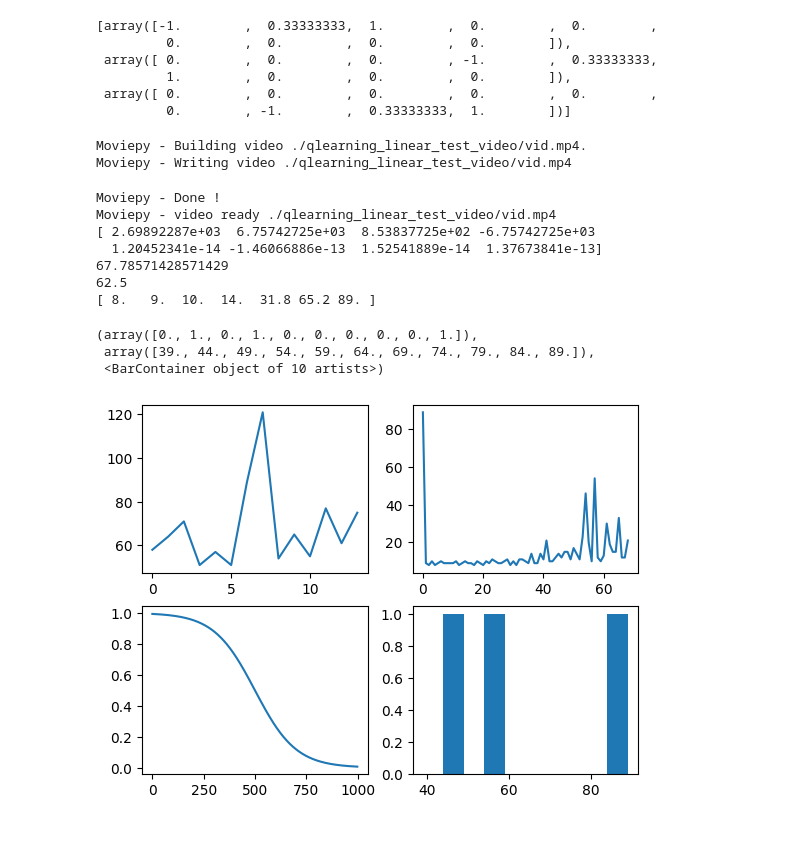
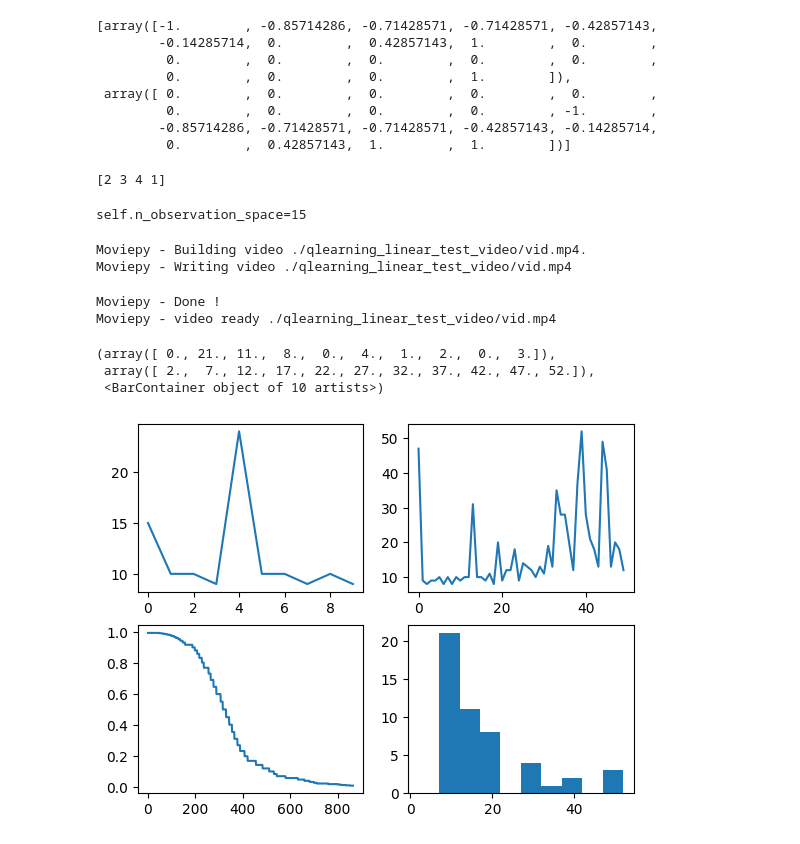
Before and after one commit to Qooky/RL-for-DPIC, a Jupyter notebook: single_cartpole/cartpole_linear.ipynb, the cells around one changed output. Cells and saved outputs as stored; diff of their text form; code cells hidden in the pictures.

```diff
--- a/single_cartpole/cartpole_linear.ipynb
+++ b/single_cartpole/cartpole_linear.ipynb
@@ -1,12 +1,17 @@
 # %%
 import numpy as np
-from sklearn.preprocessing import MinMaxScaler
+from sklearn.preprocessing import MinMaxScaler, PolynomialFeatures
 class Features():
     def __init__(self):
         self.feature_matrix = []
 
     def get_feature_matrix(self, n_actions, observation):
-        observation = self.get_engineered_feature(observation)
+        try:
+           observation = self.transform_to_polynomial_basis(observation).flatten()
+        except Exception as e:
+           print("polynomial fit error")
+           raise e
+        observation = self.get_min_max_scaler(observation).flatten()
         num_obs = len(observation)
         features = []
         for j in range(n_actions):
@@ -14,29 +19,42 @@ class Features():
           feature[j] = observation
           for i in range(j, n_actions-1+j):
             feature[(i+1)%n_actions] = np.zeros(num_obs)
+          feature = np.array(feature).flatten()
+          feature = np.append(feature, [1])
           features.append(np.array(feature).flatten())
-        self.feature_matrix = features
         return features
 
-    def get_engineered_feature(self, observation):
+    def get_min_max_scaler(self, observation):
       feature=[]
-      # for i in range(len(observation)):
-      #   for j in range(i + 1, len(observation)):
-      #     feature.append(observation[i] * observation[j])
       feature = np.append(observation, feature).reshape(-1,1)
       scaler = MinMaxScaler(feature_range=(-1,1)).fit(np.array(feature))
       scaled = scaler.transform(feature)
       return scaled.flatten()
 
-f = Features().get_feature_matrix(3, np.array([1,3,4]))
-f
+    def transform_to_fourier_basis(self, observation):
+      return poly.fit_transform(observation)
+
+    def transform_to_polynomial_basis(self, observation):
+      poly = PolynomialFeatures(degree=2, include_bias=False)
+      return poly.fit_transform([observation])
+
+f = np.array([2,3,4])
+Features().get_feature_matrix(2, f)
 # %% [output]
-[array([-1.        ,  0.33333333,  1.        ,  0.        ,  0.        ,
-         0.        ,  0.        ,  0.        ,  0.        ]),
- array([ 0.        ,  0.        ,  0.        , -1.        ,  0.33333333,
-         1.        ,  0.        ,  0.        ,  0.        ]),
+[array([-1.        , -0.85714286, -0.71428571, -0.71428571, -0.42857143,
+        -0.14285714,  0.        ,  0.42857143,  1.        ,  0.        ,
+         0.        ,  0.        ,  0.        ,  0.        ,  0.        ,
+         0.        ,  0.        ,  0.        ,  1.        ]),
  array([ 0.        ,  0.        ,  0.        ,  0.        ,  0.        ,
-         0.        , -1.        ,  0.33333333,  1.        ])]
+         0.        ,  0.        ,  0.        ,  0.        , -1.        ,
+        -0.85714286, -0.71428571, -0.71428571, -0.42857143, -0.14285714,
+         0.        ,  0.42857143,  1.        ,  1.        ])]
+# %%
+a = np.array([2,3,4])
+b = np.append(a,1)
+print(b)
+# %% [output]
+[2 3 4 1]
 # %%
 import gym
 import numpy as np
@@ -172,30 +229,25 @@ class CartPoleEnvLinear(gym.Env):
         self.env.close()
         vid.close()
 # %%
-env = CartPoleEnvLinear(n_observations=1000)
+env = CartPoleEnvLinear(n_observations=50, alpha = 0.99)
 fig, ax = plt.subplots(2,2)
 ax = ax.flat
 env.train()
 env.test()
-print(env.w)
-print(np.mean(env.test_metric))
-print(np.median(env.test_metric))
-print(np.quantile(env.metric, [0, 0.25, 0.5, 0.75, .95, .99, 1]))
+# print(np.mean(env.test_metric))
+# print(np.median(env.test_metric))
+# print(np.quantile(env.metric, [0, 0.25, 0.5, 0.75, .95, .99, 1]))
 ax[0].plot(np.array(env.test_metric))
 ax[1].plot(env.metric)
 ax[2].plot(env.epsilon_greedy_curve)
 ax[3].hist(env.metric, bins=10, range=[np.max(env.metric)-50,np.max(env.metric)])
 # %% [output]
-Moviepy - Building video ./qlearning_linear_test_video/vid.mp4.
-Moviepy - Writing video ./qlearning_linear_test_video/vid.mp4
+self.n_observation_space=15
-Moviepy - Done !
-Moviepy - video ready ./qlearning_linear_test_video/vid.mp4
-[ 2.69892287e+03  6.75742725e+03  8.53837725e+02 -6.75742725e+03
-  1.20452341e-14 -1.46066886e-13  1.52541889e-14  1.37673841e-13]
-67.78571428571429
-62.5
-[ 8.   9.  10.  14.  31.8 65.2 89. ]
+Moviepy - Building video ./qlearning_linear_test_video/vid.mp4.
+Moviepy - Writing video ./qlearning_linear_test_video/vid.mp4
-(array([0., 1., 0., 1., 0., 0., 0., 0., 0., 1.]),
- array([39., 44., 49., 54., 59., 64., 69., 74., 79., 84., 89.]),
- <BarContainer object of 10 artists>)
+Moviepy - Done !
+Moviepy - video ready ./qlearning_linear_test_video/vid.mp4
+(array([ 0., 21., 11.,  8.,  0.,  4.,  1.,  2.,  0.,  3.]),
+ array([ 2.,  7., 12., 17., 22., 27., 32., 37., 42., 47., 52.]),
+ <BarContainer object of 10 artists>)
-[figure, old version]
+[figure, new version]
```
Also changed, not shown: parts of 3 cells of this notebook, 1 other file.
